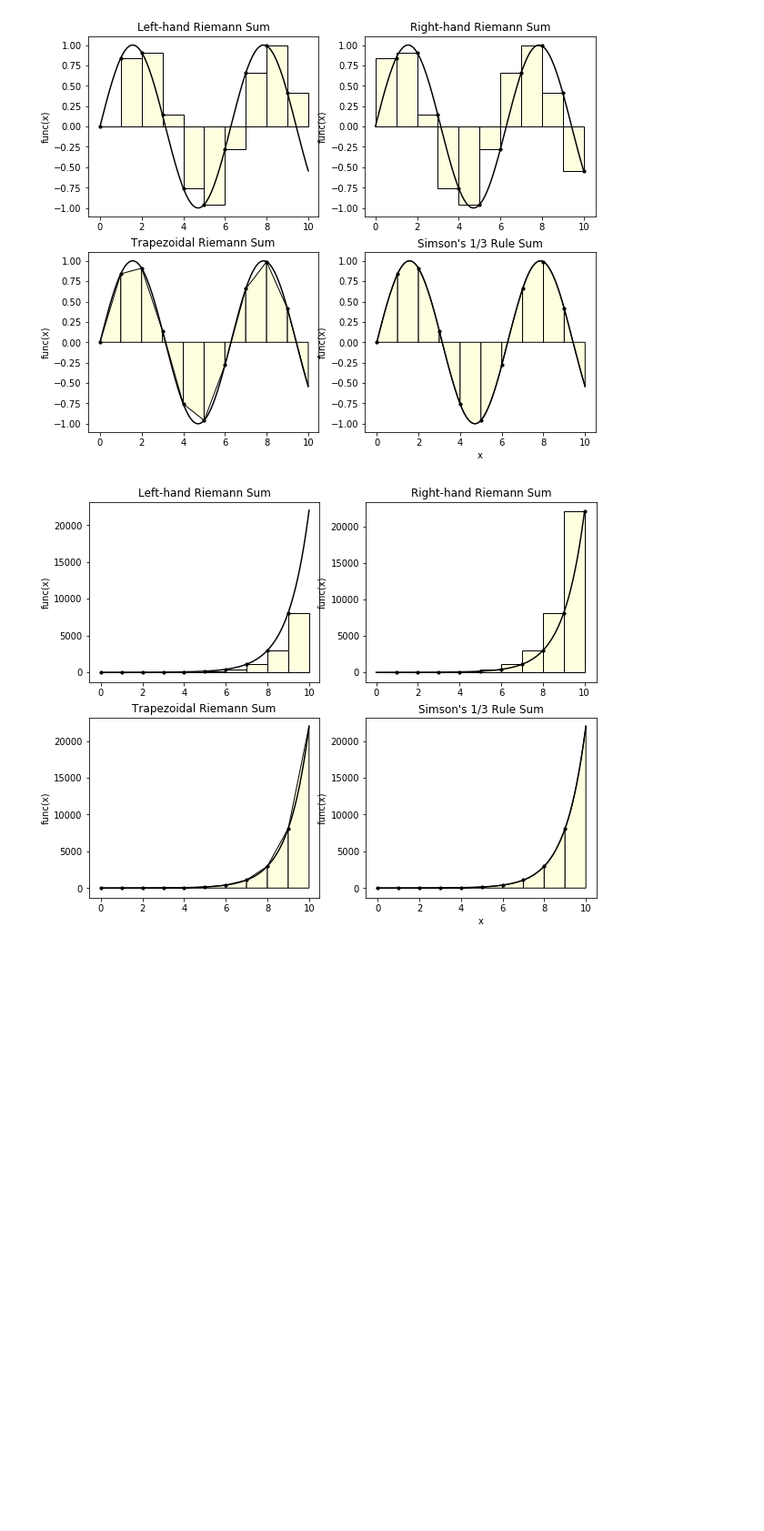
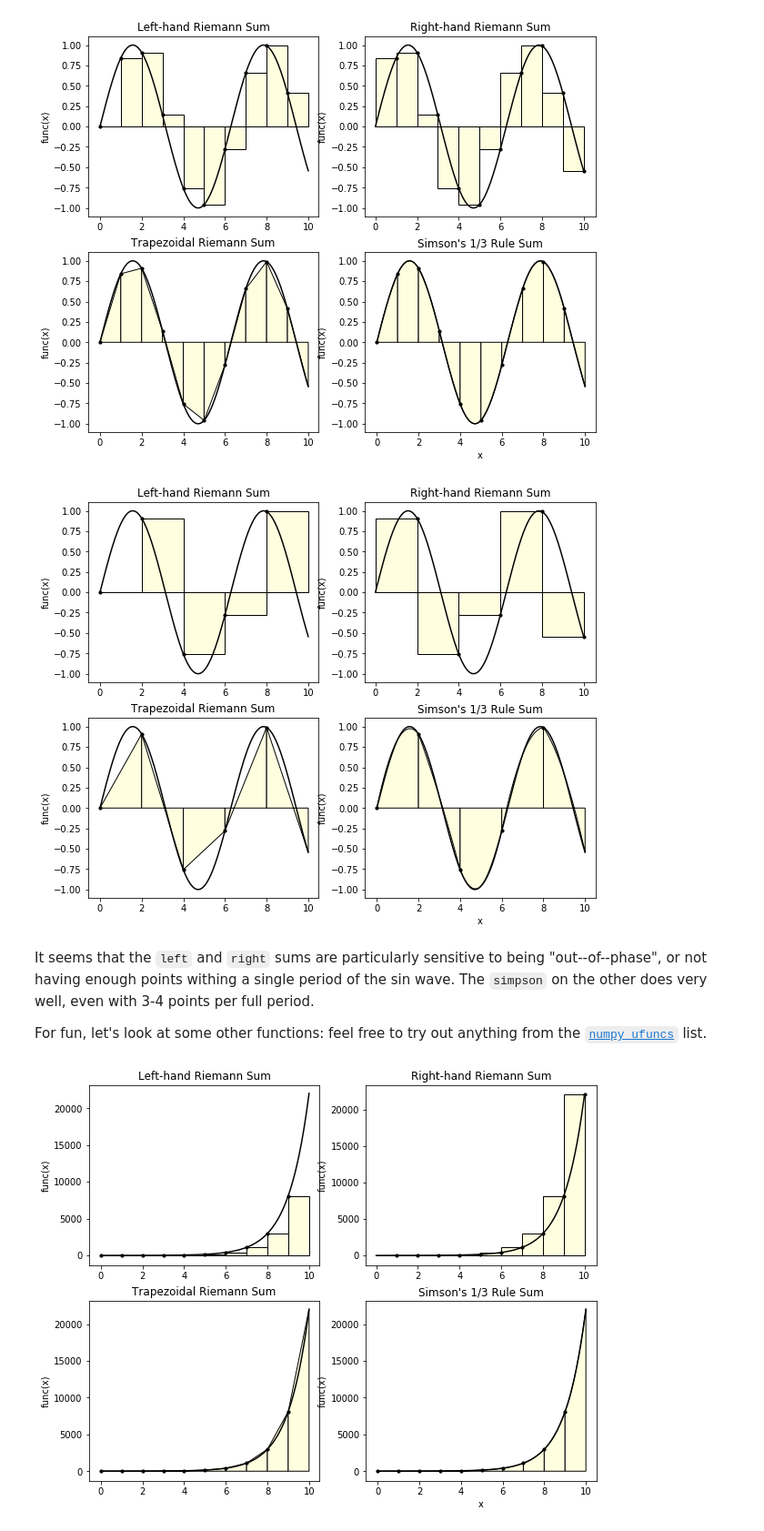
Before and after one commit to mmolter/ME273, a Jupyter notebook: Guided Activities/GA4 - Numerical Integration/GA4 - Numerical Integration Report.ipynb, the cells around one changed output. Shown at 91% size. Cells and saved outputs as stored; diff of their text form; code cells hidden in the pictures; blank space fills up the shorter version.

Commit message:
Wrote some visualization demos

```diff
--- a/Guided Activities/GA4 - Numerical Integration/GA4 - Numerical Integration Report.ipynb
+++ b/Guided Activities/GA4 - Numerical Integration/GA4 - Numerical Integration Report.ipynb
@@ -283,5 +285,13 @@ visualize(func=lambda x: np.sin(x))
 # %% [output]
 [figure]
+# %%
+visualize(func=lambda x: np.sin(x), step=2)
+# %% [output]
+[figure, added]
+# %% [markdown]
+It seems that the `left` and `right` sums are particularly sensitive to being "out--of--phase", or not having enough points withing a single period of the sin wave. The `simpson` on the other does very well, even with 3-4 points per full period.
+
+For fun, let's look at some other functions: feel free to try out anything from the [`numpy ufuncs`](https://docs.scipy.org/doc/numpy-1.14.0/reference/ufuncs.html) list.
 # %%
 visualize(func=lambda x: np.exp(x))
 # %% [output]
```
Also changed, not shown: parts of 6 cells of this notebook.
